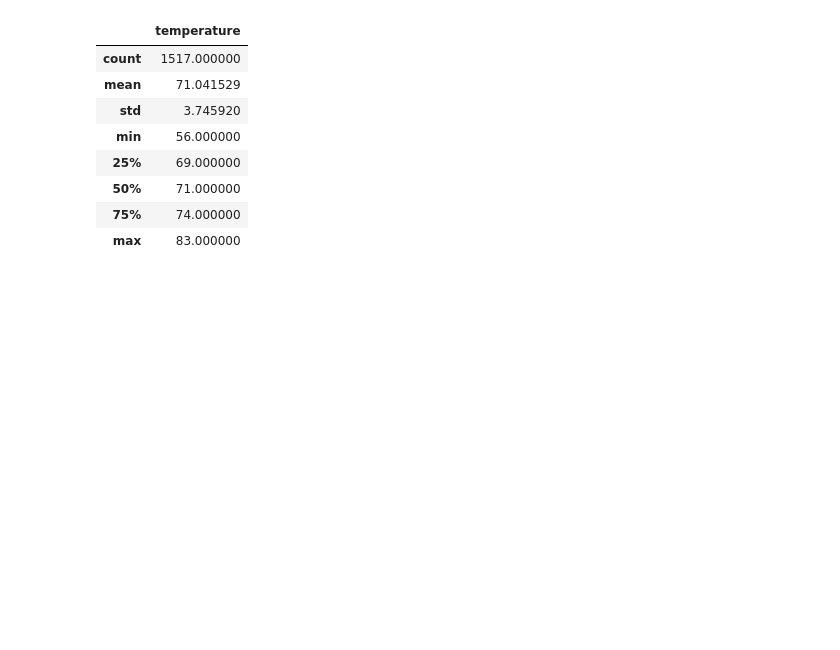
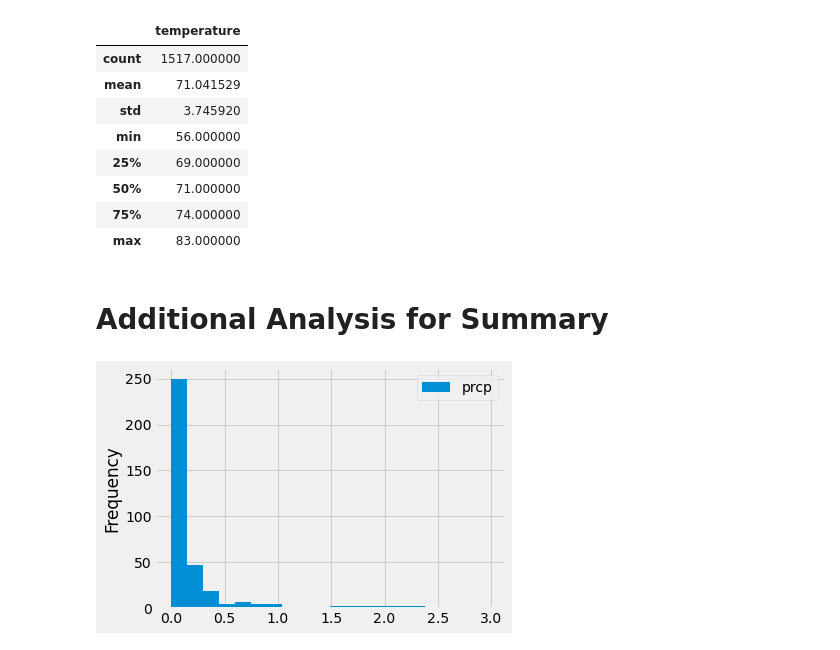
Before and after one commit to Christopheremorgan/surfs_up, a Jupyter notebook: SurfsUp_Challenge.ipynb, the cells around one changed output. Saved outputs shown, nothing was run; the diff lists cells and outputs as text; code cells hidden in the pictures; blank space fills up the shorter version.

Commit message:
Final challenge code with add'l summary analysis

```diff
--- a/SurfsUp_Challenge.ipynb
+++ b/SurfsUp_Challenge.ipynb
@@ -8,6 +8,12 @@ import sqlalchemy
 from sqlalchemy.ext.automap import automap_base
 from sqlalchemy.orm import Session
 from sqlalchemy import create_engine, inspect, func
+
+# Matplotlib for charting
+%matplotlib inline
+from matplotlib import style
+style.use('fivethirtyeight')
+import matplotlib.pyplot as plt
 # %% [markdown]
 # Analysis Prep: Reflect & Explore dbases
 # %%
@@ -221,3 +227,23 @@ df.describe()
 | 50% | 71.000000 |
 | 75% | 74.000000 |
 | max | 83.000000 |
+# %% [markdown]
+# Additional Analysis for Summary
+# %%
+# Calculate the date one year from the last date in data set.
+prev_year = dt.date(2017, 8, 23) - dt.timedelta(days=365)
+
+# Using the same station used for temperature observations to...
+# Query the last 12 months of precipitation observation data and plot the results as a histogram
+results = session.query(Measurement.prcp).\
+filter(Measurement.station == 'USC00519281').\
+filter(Measurement.date >= prev_year).all()
+
+# create dataframe from results
+df = pd.DataFrame(results, columns=['prcp'])
+
+# plot past year precipitation in a histogram
+df.plot.hist(bins=20)
+plt.tight_layout()
+# %% [output]
+[figure, added]
```
Also changed, not shown: parts of 8 cells of this notebook.
